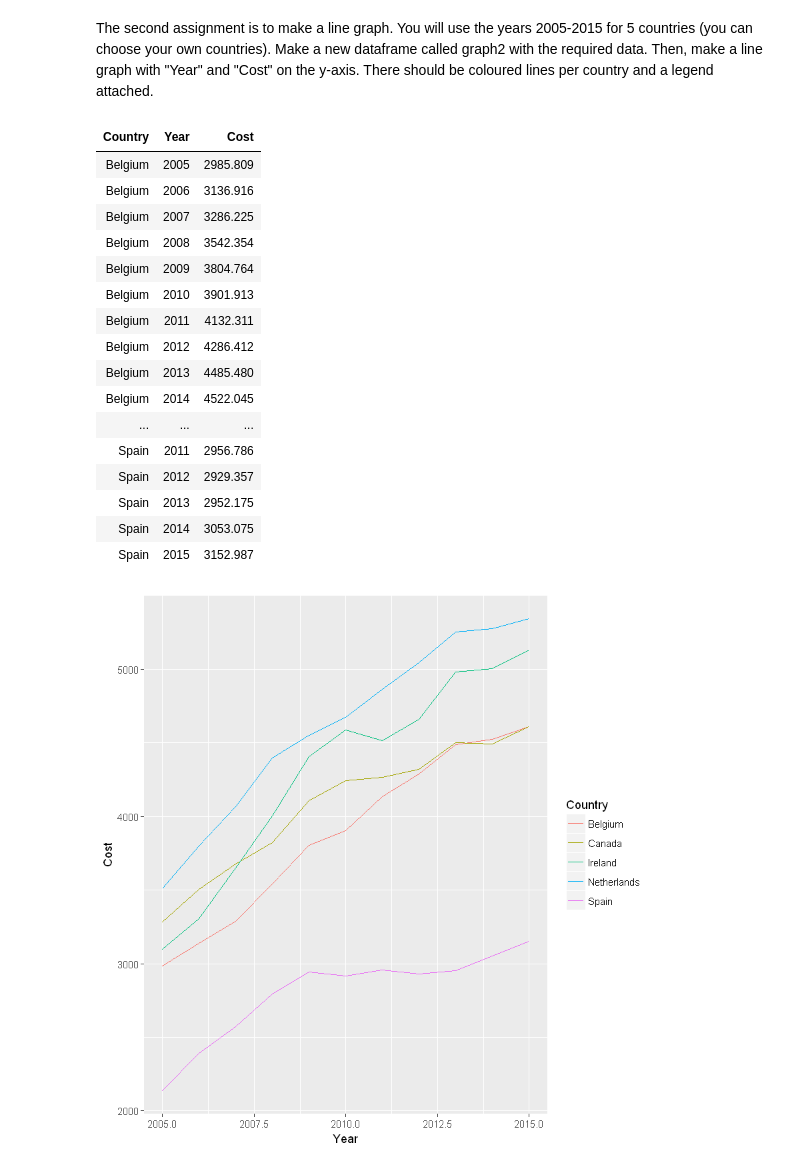
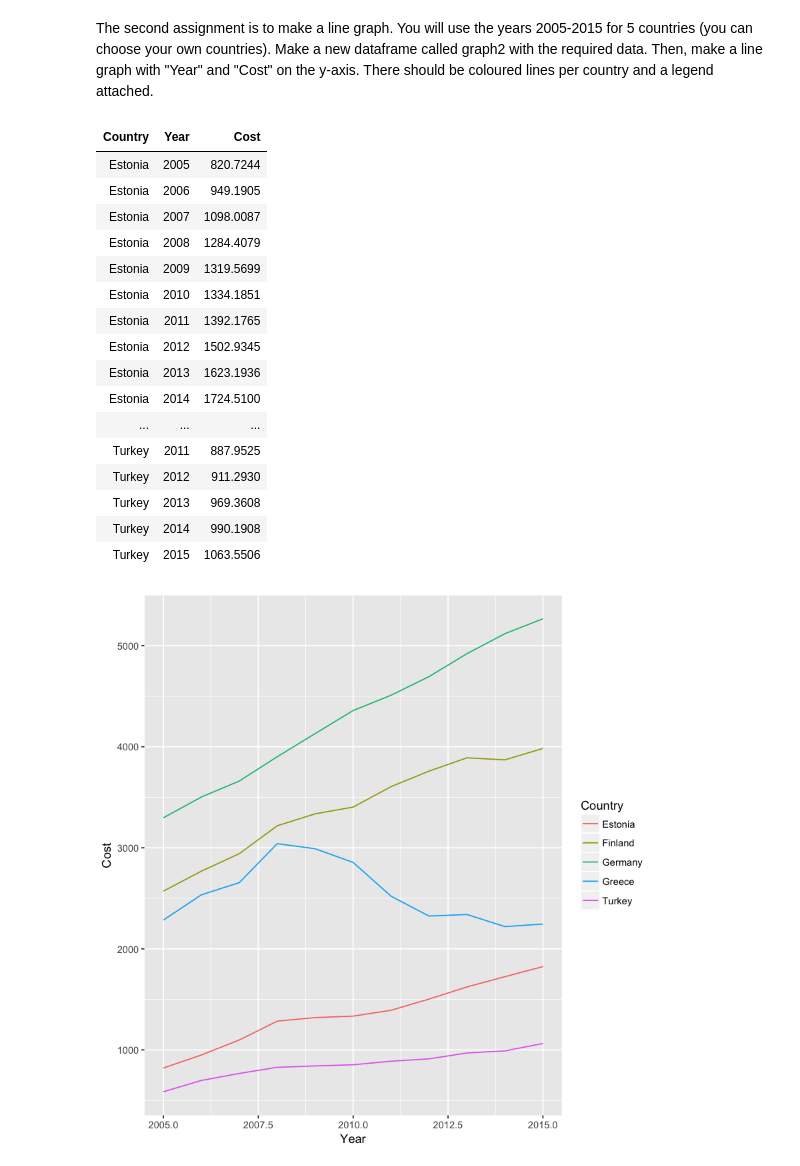
Before and after one commit to OnnodenHoed/assignments, a Jupyter notebook: OECD_R_exam.ipynb, the cells around one changed output. Drawn from its saved outputs; the diff is of its cells as text; code cells hidden in the pictures.

```diff
--- a/OECD_R_exam.ipynb
+++ b/OECD_R_exam.ipynb
@@ -100,7 +82,0 @@ graph1
-# %%
-oecd.scatter <- ggplot(graph1, aes(x= Cost, y= LE)) +
-                geom_point(shape=16) +
-                stat_smooth(method = "lm", col = "orange") +
-                theme(text = element_text(size=12), axis.text.x = element_text(angle = 45, hjust = 1))
-
-oecd.scatter
@@ -115,31 +109,25 @@ We named the scatterplot oecd.scatter and used the command ggplot too make the g
 # %% [markdown]
 The second assignment is to make a line graph. You will use the years 2005-2015 for 5 countries (you can choose your own countries). Make a new dataframe called graph2 with the required data. Then, make a line graph with "Year"  and "Cost" on the y-axis. There should be coloured lines per country and a legend attached.
-# %%
-graph2 <- data.frame(oecd) %>%
-        select(Country, Year, Cost) %>%
-        filter(Country %in% c('Spain', 'Ireland', 'Belgium', 'Canada', 'Netherlands'))
-
-graph2
-# %% [output]
-| Country | Year | Cost |
-| Belgium | 2005 | 2985.809 |
-| Belgium | 2006 | 3136.916 |
-| Belgium | 2007 | 3286.225 |
-| Belgium | 2008 | 3542.354 |
-| Belgium | 2009 | 3804.764 |
-| Belgium | 2010 | 3901.913 |
-| Belgium | 2011 | 4132.311 |
-| Belgium | 2012 | 4286.412 |
-| Belgium | 2013 | 4485.480 |
-| Belgium | 2014 | 4522.045 |
-| ... | ... | ... |
-| Spain | 2011 | 2956.786 |
-| Spain | 2012 | 2929.357 |
-| Spain | 2013 | 2952.175 |
-| Spain | 2014 | 3053.075 |
-| Spain | 2015 | 3152.987 |
 # %%
-graph2 <- filter(oecd, Country %in% c('Spain', 'Ireland', 'Belgium', 'Canada', 'Netherlands'))%>% select( Country, Year, Cost)
+graph2 <- filter(oecd, Country %in% c('Estonia', 'Finland', 'Germany', 'Greece', 'Turkey'))%>% select( Country, Year, Cost)
 ggplot(graph2, aes(x = Year , y = Cost, col=Country)) + geom_line()
+graph2
 # %% [output]
+| Country | Year | Cost |
+| Estonia | 2005 | 820.7244 |
+| Estonia | 2006 | 949.1905 |
+| Estonia | 2007 | 1098.0087 |
+| Estonia | 2008 | 1284.4079 |
+| Estonia | 2009 | 1319.5699 |
+| Estonia | 2010 | 1334.1851 |
+| Estonia | 2011 | 1392.1765 |
+| Estonia | 2012 | 1502.9345 |
+| Estonia | 2013 | 1623.1936 |
+| Estonia | 2014 | 1724.5100 |
+| ... | ... | ... |
+| Turkey | 2011 | 887.9525 |
+| Turkey | 2012 | 911.2930 |
+| Turkey | 2013 | 969.3608 |
+| Turkey | 2014 | 990.1908 |
+| Turkey | 2015 | 1063.5506 |
-[figure, old version]
+[figure, new version]
```
Also changed, not shown: parts of 10 cells of this notebook.
